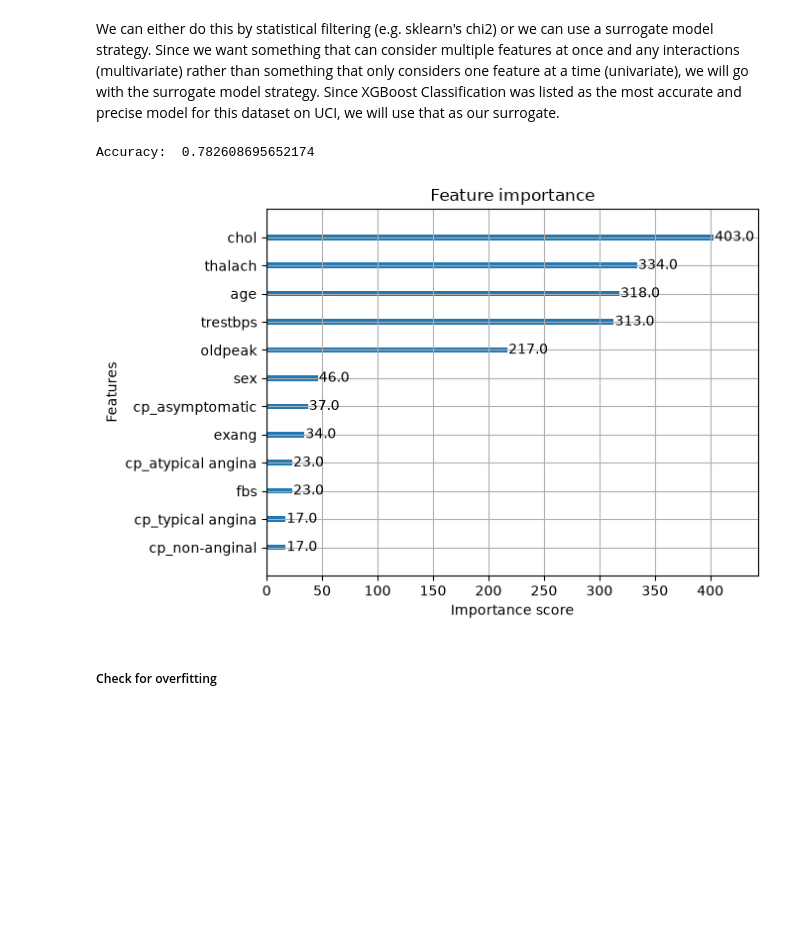
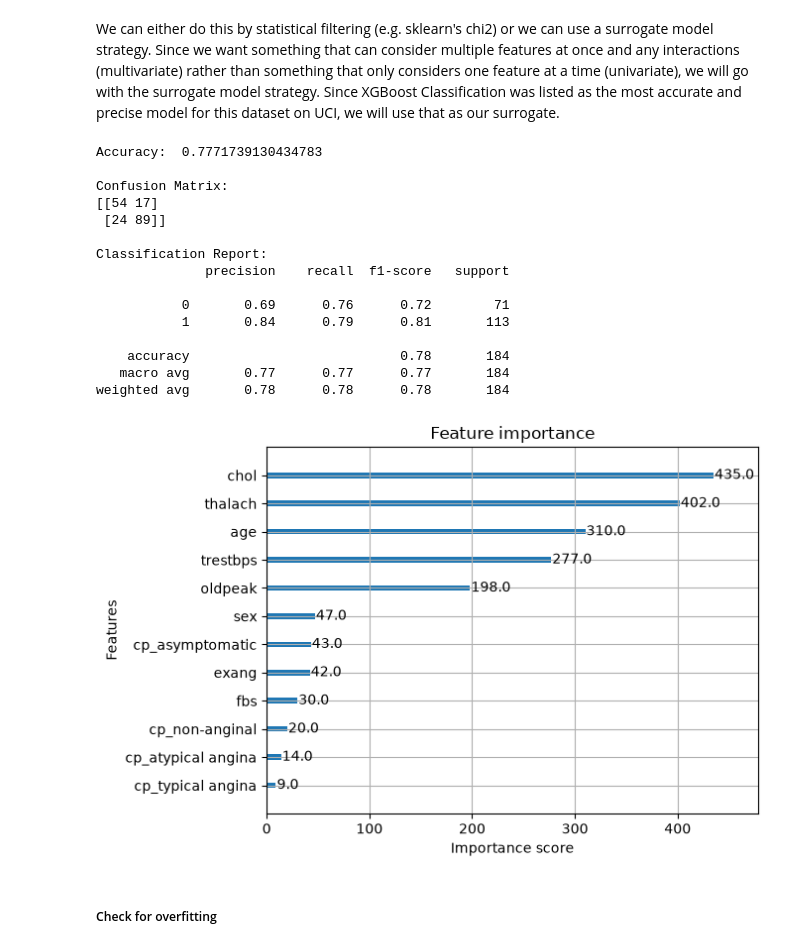
Before and after one commit to ThereseColeongco/hd-classifier, a Jupyter notebook: classifier.ipynb, the cells around one changed output. Drawn from its saved outputs; the diff is of its cells as text; code cells hidden in the pictures; blank space fills up the shorter version.

Commit message:
clean up/set random states

```diff
--- a/classifier.ipynb
+++ b/classifier.ipynb
@@ -791,18 +783,42 @@ X_train, X_test, y_train, y_test = train_test_split(X, y, test_size=0.2)
 # %%
 # create and train model
-xgb = XGBClassifier(random_state=42)
+xgb = XGBClassifier(random_state=42)  # fixes the parameters on the XGBoost classifier
 xgb.fit(X_train, y_train)
 
 # predict and evaluate
 y_pred = xgb.predict(X_test)
 print("Accuracy: ", accuracy_score(y_test, y_pred))
 
+# confusion matrix
+conf_matrix = confusion_matrix(y_test, y_pred)
+print("\nConfusion Matrix:")
+print(conf_matrix)
+
+# classification report
+class_report = classification_report(y_test, y_pred)
+print("\nClassification Report:")
+print(class_report)
+
 # plot feature importances
 plot_importance(xgb)
 plt.show()
 # %% [output]
-Accuracy:  0.782608695652174
+Accuracy:  0.7771739130434783
+
+Confusion Matrix:
+[[54 17]
+ [24 89]]
+
+Classification Report:
+              precision    recall  f1-score   support
+
+           0       0.69      0.76      0.72        71
+           1       0.84      0.79      0.81       113
+
+    accuracy                           0.78       184
+   macro avg       0.77      0.77      0.77       184
+weighted avg       0.78      0.78      0.78       184
-[figure, old version]
+[figure, new version]
 # %% [markdown]
 ##### Check for overfitting
 # %%
```
Also changed, not shown: parts of 17 cells of this notebook.
